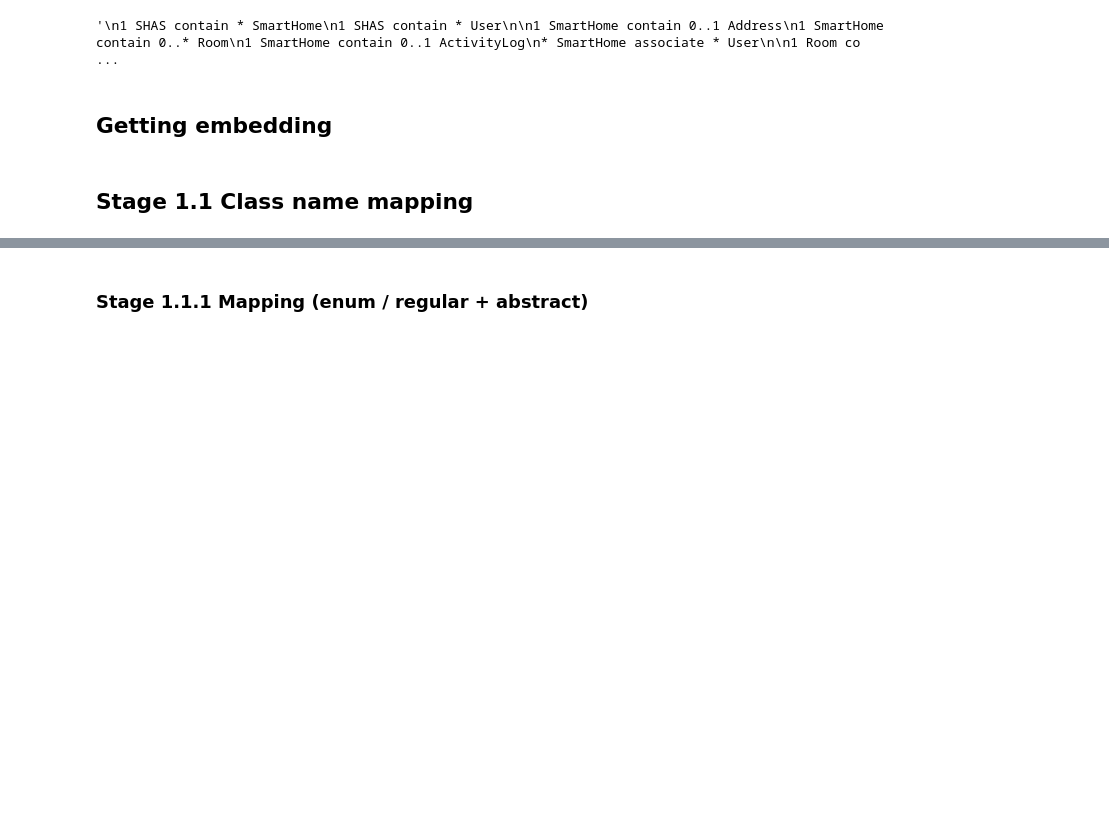
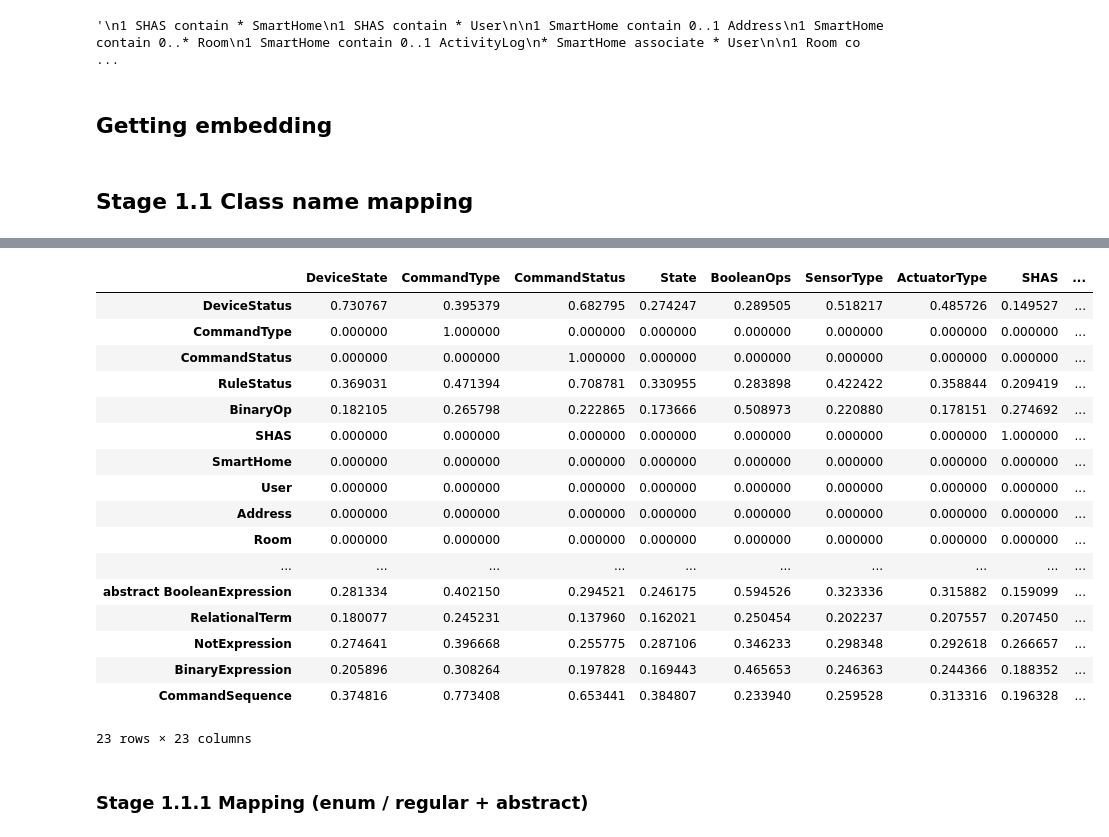
Before and after one commit to ChenKua/Domain_Model_Evaluation, a Jupyter notebook: model_matching_v2.ipynb, the cells around one changed output, grey strips where cells are left out. Saved outputs shown, nothing was run; the diff lists cells and outputs as text; code cells hidden in the pictures; blank space fills up the shorter version.

```diff
--- a/model_matching_v2.ipynb
+++ b/model_matching_v2.ipynb
@@ -24,7 +24,7 @@ os.environ['OPENAI_API_KEY'] = openai_key
 
 openai.api_key = openai_key
 # %%
-g = "G3"
+g = "G5"
 # %%
 instructor_dir = "smart_home/"
 instructor_input = instructor_dir + "instructor.txt"
@@ -471,3 +475,27 @@ for i in range(len(ref_cls.cls_name)):
   dict_sim_word[ref_cls.cls_name[i]] = {}
   for j in range(len(stu_cls.cls_name)):
     dict_sim_word[ref_cls.cls_name[i]][stu_cls.cls_name[j]] = similarity_mde[i][j]
+# %%
+for key in dict_sim_word:
+    exact_match = False
+    exact_cls = ""
+    for cls_2 in dict_sim_word[key]:
+        if dict_sim_word[key][cls_2] > 0.99:
+            exact_match = True
+            exact_cls = cls_2
+            print(cls_2)
+            break
+
+    if exact_match:    # keep the exact match, others to 0
+        print("update")
+        for cls_2 in dict_sim_word[key]:
+            if cls_2 !=  exact_cls:
+                dict_sim_word[key][cls_2] = 0
+
+similarity_mde = []
+for i in dict_sim_word:
+    tmp = []
+    for j in dict_sim_word[i]:
+        tmp.append(dict_sim_word[i][j])
+
+    similarity_mde.append(tmp)
@@ -474,8 +520,27 @@ for i in range(len(ref_cls.cls_name)):
 # %%
-# import pandas as pd
+import pandas as pd
 
-# df = pd.DataFrame(index=reference_class, columns=stu_class, data=similarity_mde)
-# df
+df = pd.DataFrame(index=reference_class, columns=stu_class, data=similarity_mde)
+df
+# %% [output]
+|  | DeviceState | CommandType | CommandStatus | State | BooleanOps | SensorType | ActuatorType | SHAS | ... |
+| DeviceStatus | 0.730767 | 0.395379 | 0.682795 | 0.274247 | 0.289505 | 0.518217 | 0.485726 | 0.149527 | ... |
+| CommandType | 0.000000 | 1.000000 | 0.000000 | 0.000000 | 0.000000 | 0.000000 | 0.000000 | 0.000000 | ... |
+| CommandStatus | 0.000000 | 0.000000 | 1.000000 | 0.000000 | 0.000000 | 0.000000 | 0.000000 | 0.000000 | ... |
+| RuleStatus | 0.369031 | 0.471394 | 0.708781 | 0.330955 | 0.283898 | 0.422422 | 0.358844 | 0.209419 | ... |
+| BinaryOp | 0.182105 | 0.265798 | 0.222865 | 0.173666 | 0.508973 | 0.220880 | 0.178151 | 0.274692 | ... |
+| SHAS | 0.000000 | 0.000000 | 0.000000 | 0.000000 | 0.000000 | 0.000000 | 0.000000 | 1.000000 | ... |
+| SmartHome | 0.000000 | 0.000000 | 0.000000 | 0.000000 | 0.000000 | 0.000000 | 0.000000 | 0.000000 | ... |
+| User | 0.000000 | 0.000000 | 0.000000 | 0.000000 | 0.000000 | 0.000000 | 0.000000 | 0.000000 | ... |
+| Address | 0.000000 | 0.000000 | 0.000000 | 0.000000 | 0.000000 | 0.000000 | 0.000000 | 0.000000 | ... |
+| Room | 0.000000 | 0.000000 | 0.000000 | 0.000000 | 0.000000 | 0.000000 | 0.000000 | 0.000000 | ... |
+| ... | ... | ... | ... | ... | ... | ... | ... | ... | ... |
+| abstract BooleanExpression | 0.281334 | 0.402150 | 0.294521 | 0.246175 | 0.594526 | 0.323336 | 0.315882 | 0.159099 | ... |
+| RelationalTerm | 0.180077 | 0.245231 | 0.137960 | 0.162021 | 0.250454 | 0.202237 | 0.207557 | 0.207450 | ... |
+| NotExpression | 0.274641 | 0.396668 | 0.255775 | 0.287106 | 0.346233 | 0.298348 | 0.292618 | 0.266657 | ... |
+| BinaryExpression | 0.205896 | 0.308264 | 0.197828 | 0.169443 | 0.465653 | 0.246363 | 0.244366 | 0.188352 | ... |
+| CommandSequence | 0.374816 | 0.773408 | 0.653441 | 0.384807 | 0.233940 | 0.259528 | 0.313316 | 0.196328 | ... |
+23 rows × 23 columns
 # %% [markdown]
 ### Stage 1.1.1 Mapping (enum / regular + abstract)
 # %%
```
Also changed, not shown: parts of 51 cells of this notebook, 37 other files.
